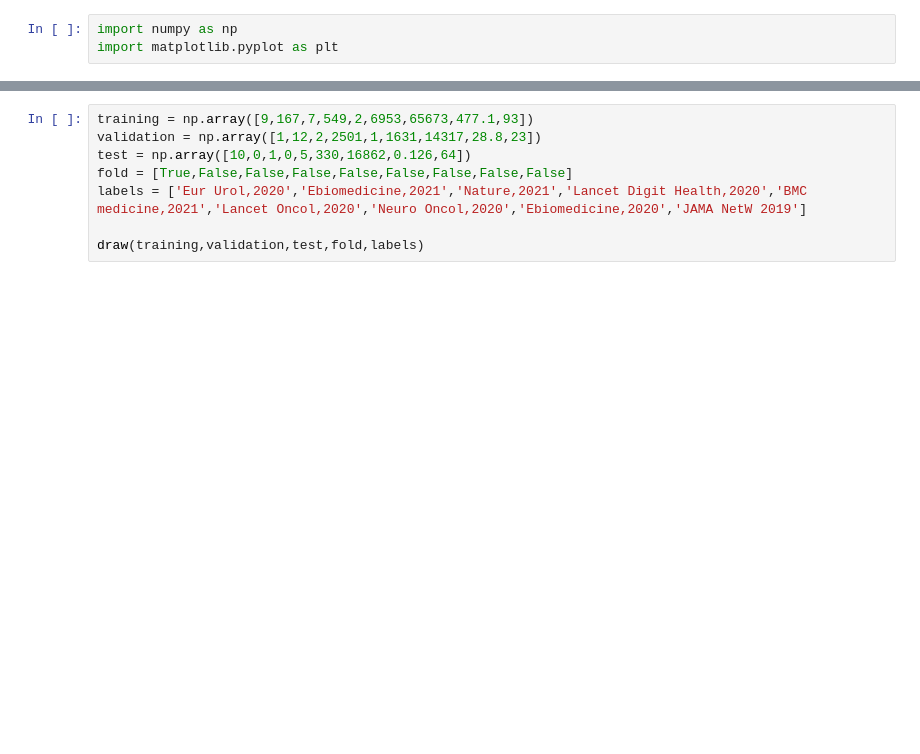
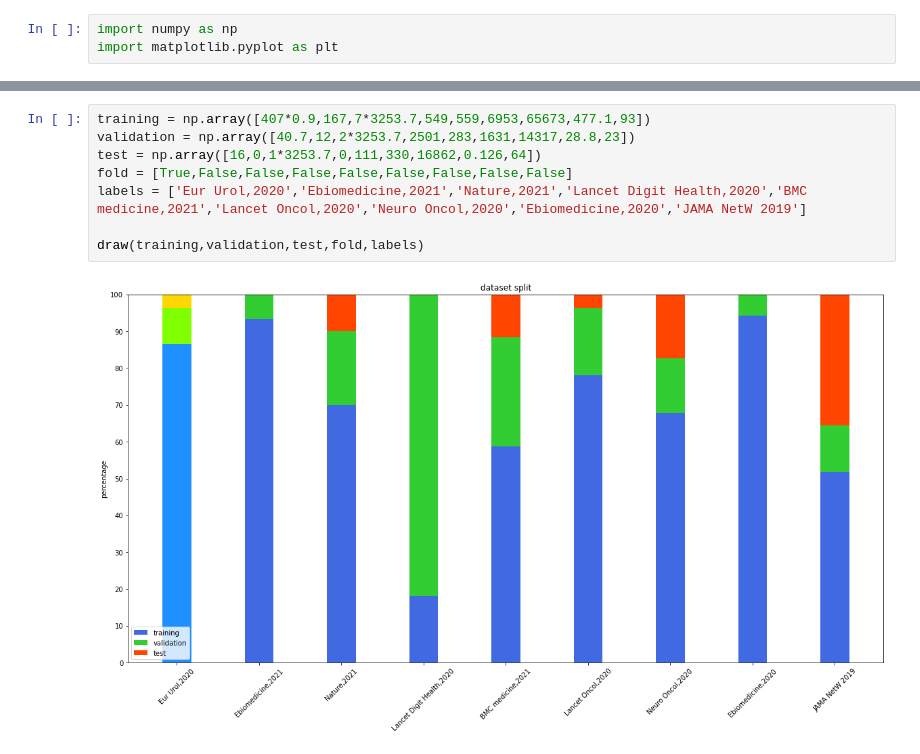
Before and after one commit to wangyh97/patho_AI, a Jupyter notebook: Untitled.ipynb, the cells around one changed output, grey strips where cells are left out. Cells and saved outputs as stored; diff of their text form; blank space fills up the shorter version.

```diff
--- a/Untitled.ipynb
+++ b/Untitled.ipynb
@@ -93,11 +78,13 @@ def draw(training,validation,test,fold,labels,threshold=0,
 
         plt.show()
 # %%
-training = np.array([9,167,7,549,2,6953,65673,477.1,93])
-validation = np.array([1,12,2,2501,1,1631,14317,28.8,23])
-test = np.array([10,0,1,0,5,330,16862,0.126,64])
+training = np.array([407*0.9,167,7*3253.7,549,559,6953,65673,477.1,93])
+validation = np.array([40.7,12,2*3253.7,2501,283,1631,14317,28.8,23])
+test = np.array([16,0,1*3253.7,0,111,330,16862,0.126,64])
 fold = [True,False,False,False,False,False,False,False,False]
 labels = ['Eur Urol,2020','Ebiomedicine,2021','Nature,2021','Lancet Digit Health,2020','BMC medicine,2021','Lancet Oncol,2020','Neuro Oncol,2020','Ebiomedicine,2020','JAMA NetW 2019']
 
 draw(training,validation,test,fold,labels)
+# %% [output]
+[figure, added]
 # %%
```
Also changed, not shown: parts of 6 cells of this notebook, 3 other files.
